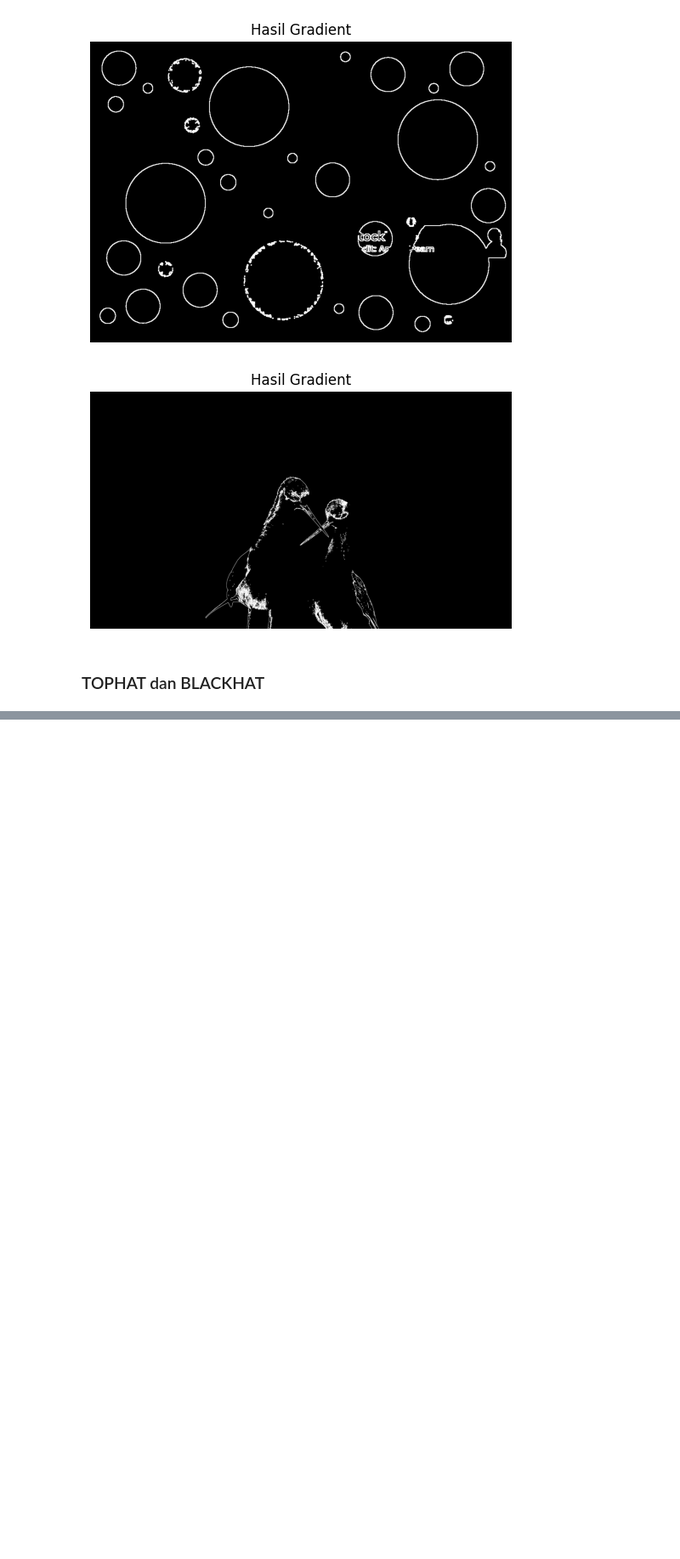
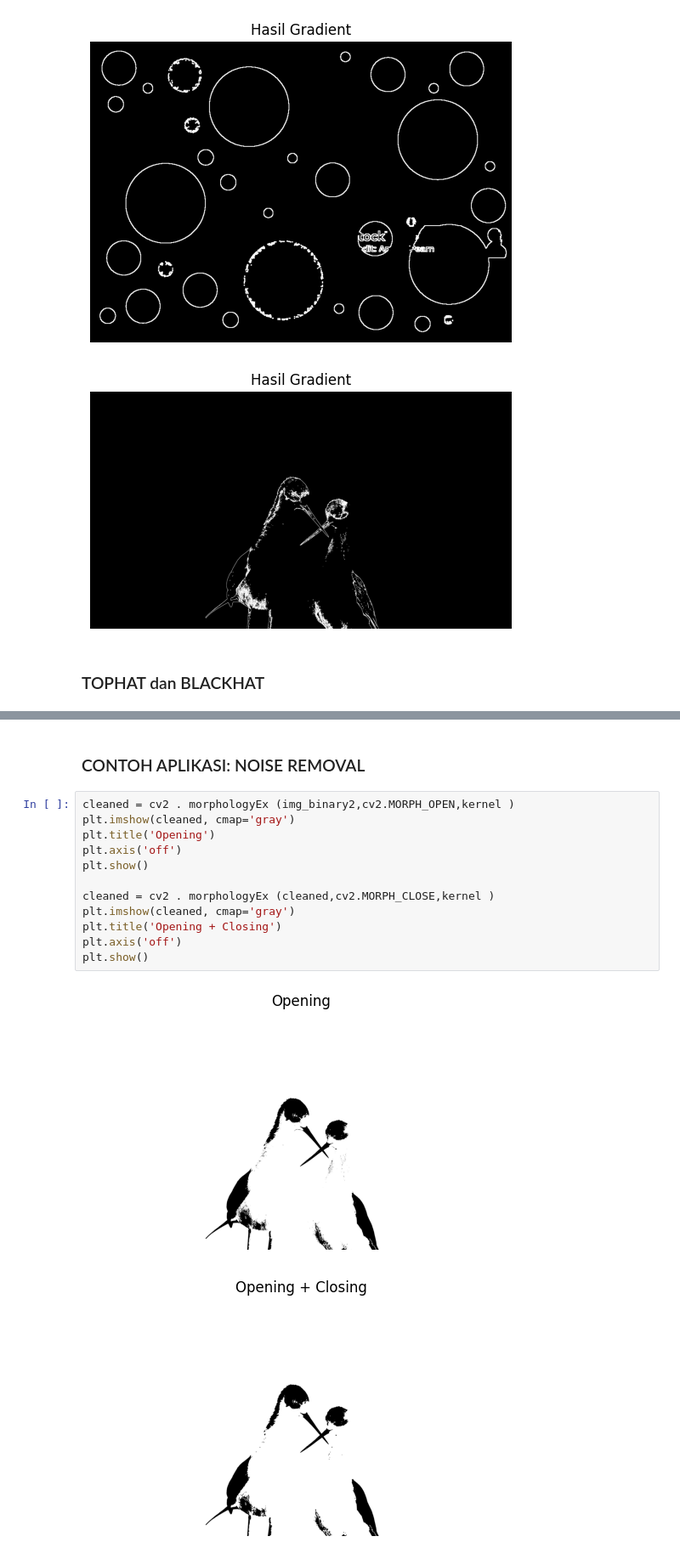
Before and after one commit to ZANKEN0/CitraDigital_UTS, a Jupyter notebook: UTS-citraDigital.ipynb, the cells around one changed output, grey strips where cells are left out. Shown at 85% size. Drawn from its saved outputs; the diff is of its cells as text; blank space fills up the shorter version.

```diff
--- a/UTS-citraDigital.ipynb
+++ b/UTS-citraDigital.ipynb
@@ -186,0 +207,17 @@ plt.show()
+# %% [markdown]
+<h3>CONTOH APLIKASI: NOISE REMOVAL</h3>
+# %%
+cleaned = cv2 . morphologyEx (img_binary2,cv2.MORPH_OPEN,kernel )
+plt.imshow(cleaned, cmap='gray')
+plt.title('Opening')
+plt.axis('off')
+plt.show()
+
+cleaned = cv2 . morphologyEx (cleaned,cv2.MORPH_CLOSE,kernel )
+plt.imshow(cleaned, cmap='gray')
+plt.title('Opening + Closing')
+plt.axis('off')
+plt.show()
+# %% [output]
+[figure, added]
+[figure, added]
```
Also changed, not shown: parts of 8 cells of this notebook, 1 other file.
